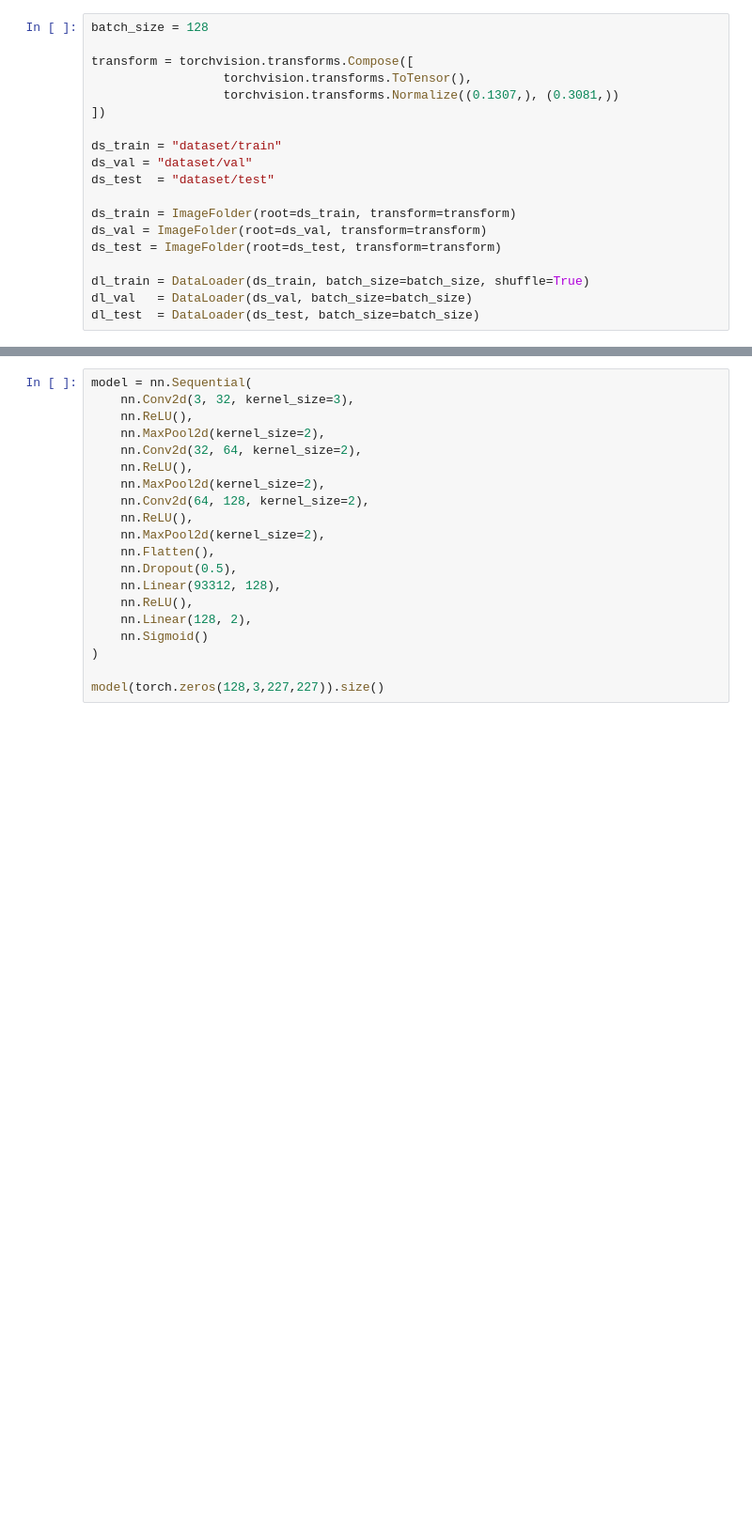
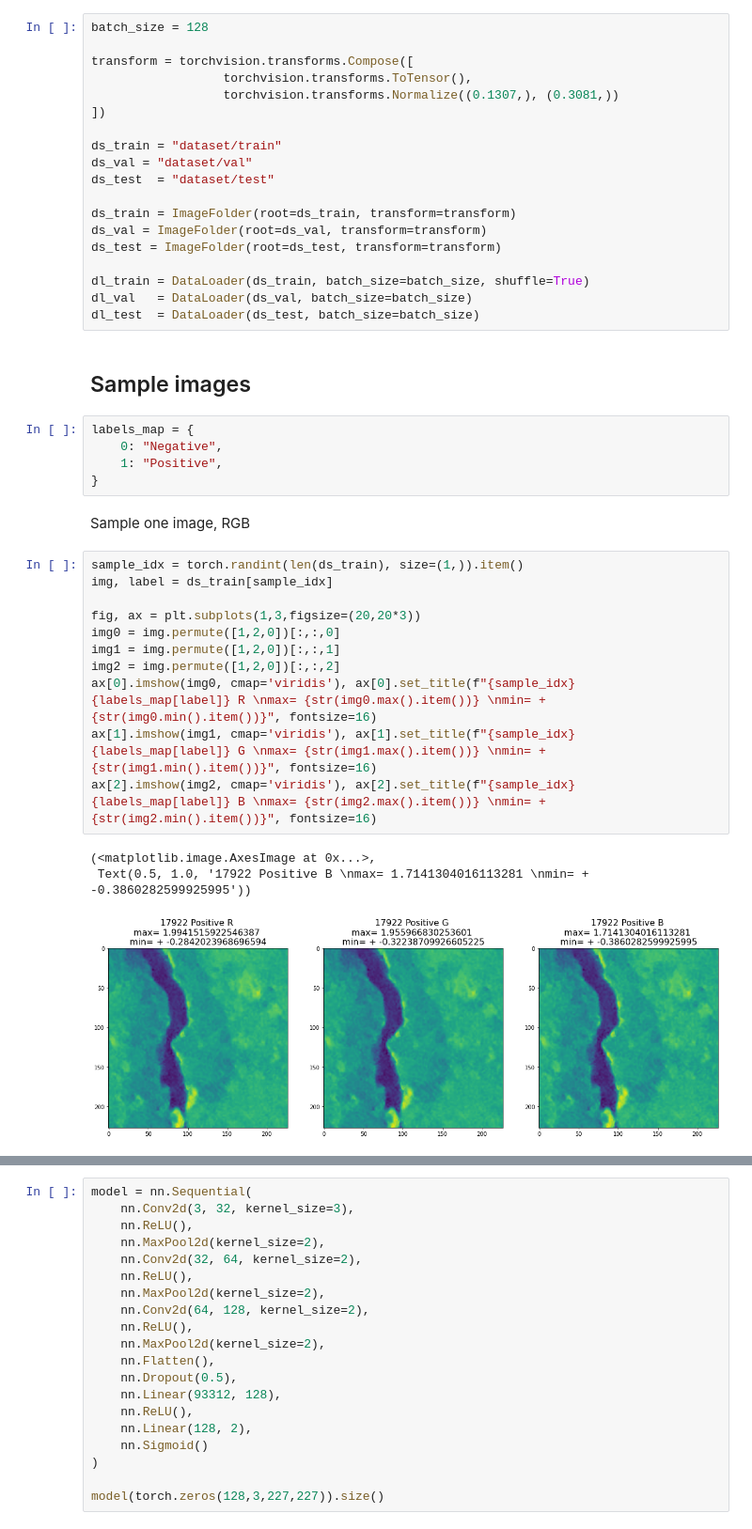
Before and after one commit to iambaangkok/261459-Deep-Learning, a Jupyter notebook: Identification_of_Surface_Cracks.ipynb, the cells around one changed output, grey strips where cells are left out. Shown at 94% size. Cells and saved outputs as stored; diff of their text form; blank space fills up the shorter version.

```diff
--- a/Identification_of_Surface_Cracks.ipynb
+++ b/Identification_of_Surface_Cracks.ipynb
@@ -129,3 +132,27 @@ ds_test = ImageFolder(root=ds_test, transform=transform)
 dl_train = DataLoader(ds_train, batch_size=batch_size, shuffle=True)
 dl_val   = DataLoader(ds_val, batch_size=batch_size)
 dl_test  = DataLoader(ds_test, batch_size=batch_size)
+# %% [markdown]
+## Sample images
+# %%
+labels_map = {
+    0: "Negative",
+    1: "Positive",
+}
+# %% [markdown]
+Sample one image, RGB
+# %%
+sample_idx = torch.randint(len(ds_train), size=(1,)).item()
+img, label = ds_train[sample_idx]
+
+fig, ax = plt.subplots(1,3,figsize=(20,20*3))
+img0 = img.permute([1,2,0])[:,:,0]
+img1 = img.permute([1,2,0])[:,:,1]
+img2 = img.permute([1,2,0])[:,:,2]
+ax[0].imshow(img0, cmap='viridis'), ax[0].set_title(f"{sample_idx} {labels_map[label]} R \nmax= {str(img0.max().item())} \nmin= + {str(img0.min().item())}", fontsize=16)
+ax[1].imshow(img1, cmap='viridis'), ax[1].set_title(f"{sample_idx} {labels_map[label]} G \nmax= {str(img1.max().item())} \nmin= + {str(img1.min().item())}", fontsize=16)
+ax[2].imshow(img2, cmap='viridis'), ax[2].set_title(f"{sample_idx} {labels_map[label]} B \nmax= {str(img2.max().item())} \nmin= + {str(img2.min().item())}", fontsize=16)
+# %% [output]
+(<matplotlib.image.AxesImage at 0x...>,
+ Text(0.5, 1.0, '17922 Positive B \nmax= 1.7141304016113281 \nmin= + -0.3860282599925995'))
+[figure, added]
```
Also changed, not shown: parts of 2 cells of this notebook.
